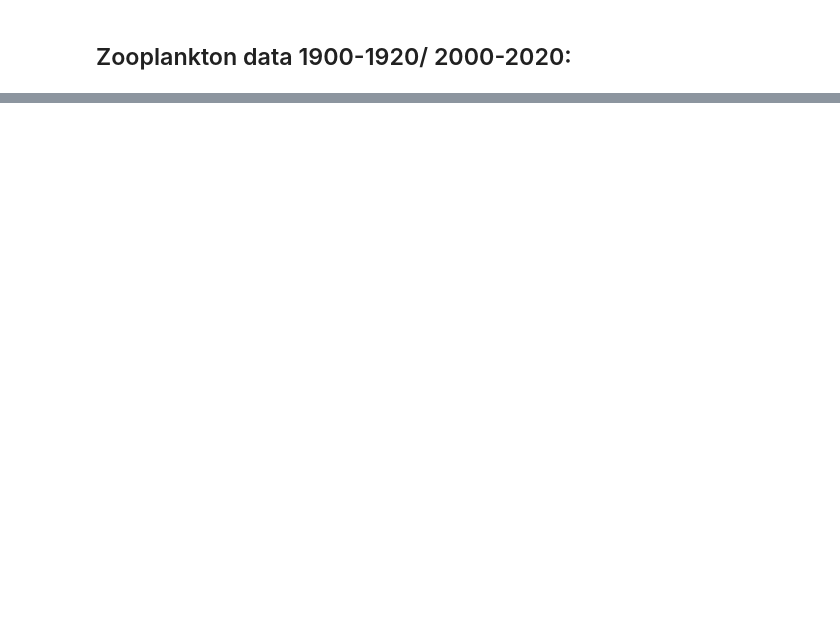
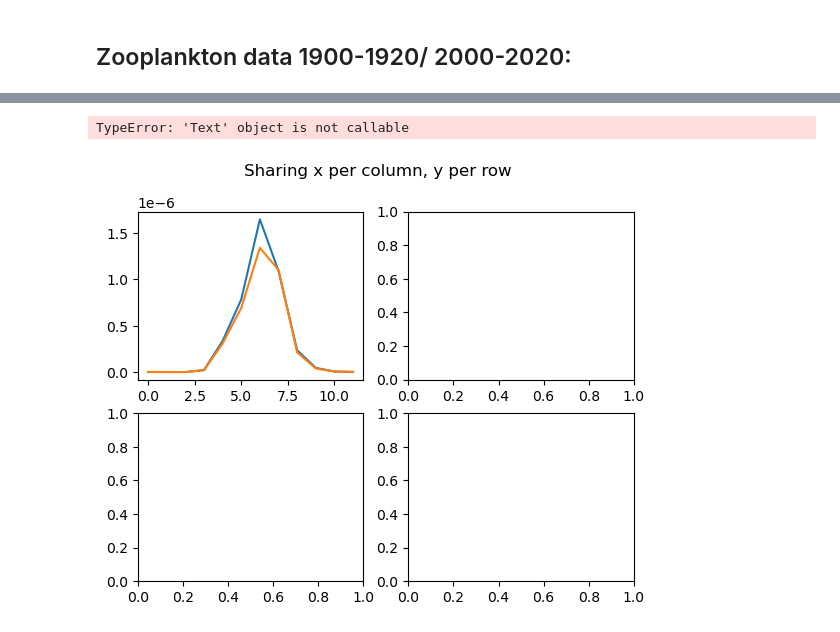
Before and after one commit to eScience-course/Tjaernoe2022-group6, a Jupyter notebook: notebooks/Annegro/SeasonalAagv.ipynb, the cells around one changed output, grey strips where cells are left out. Saved outputs shown, nothing was run; the diff lists cells and outputs as text; code cells hidden in the pictures; blank space fills up the shorter version.

```diff
--- a/notebooks/Annegro/SeasonalAagv.ipynb
+++ b/notebooks/Annegro/SeasonalAagv.ipynb
@@ -495,0 +469,25 @@ plt.legend()
+# %%
+fig, ((ax1, ax2), (ax3, ax4)) = plt.subplots(2, 2)
+fig.suptitle('Sharing x per column, y per row')
+
+ax1.plot(Ach20, label='2000-2020')
+ax1.plot(Ach19, label='1900-1920')
+ax1.title('Phytoplankton consentration')
+
+ax2.plot(Zd19, label='1900-1920')
+ax2.plot(Zd20 , label='2000-2020')
+ax2.title('Zooplankton')
+
+ax3.plot(Ar19, label='1900-1920')
+ax3.plot(Ar20, label='2000-2020')
+ax3.title('Net downward radiation')
+
+ax4.plot(BsSI, label='2000-2020')
+ax4.plot(BsSIi, label='1900-1920')
+ax4.plot('Sea ice consentration')
+
+for ax in fig.get_axes():
+    ax.label_outer()
+# %% [output]
+TypeError: 'Text' object is not callable
+[figure, added]
```
Also changed, not shown: parts of 10 cells of this notebook, 3 other files.
